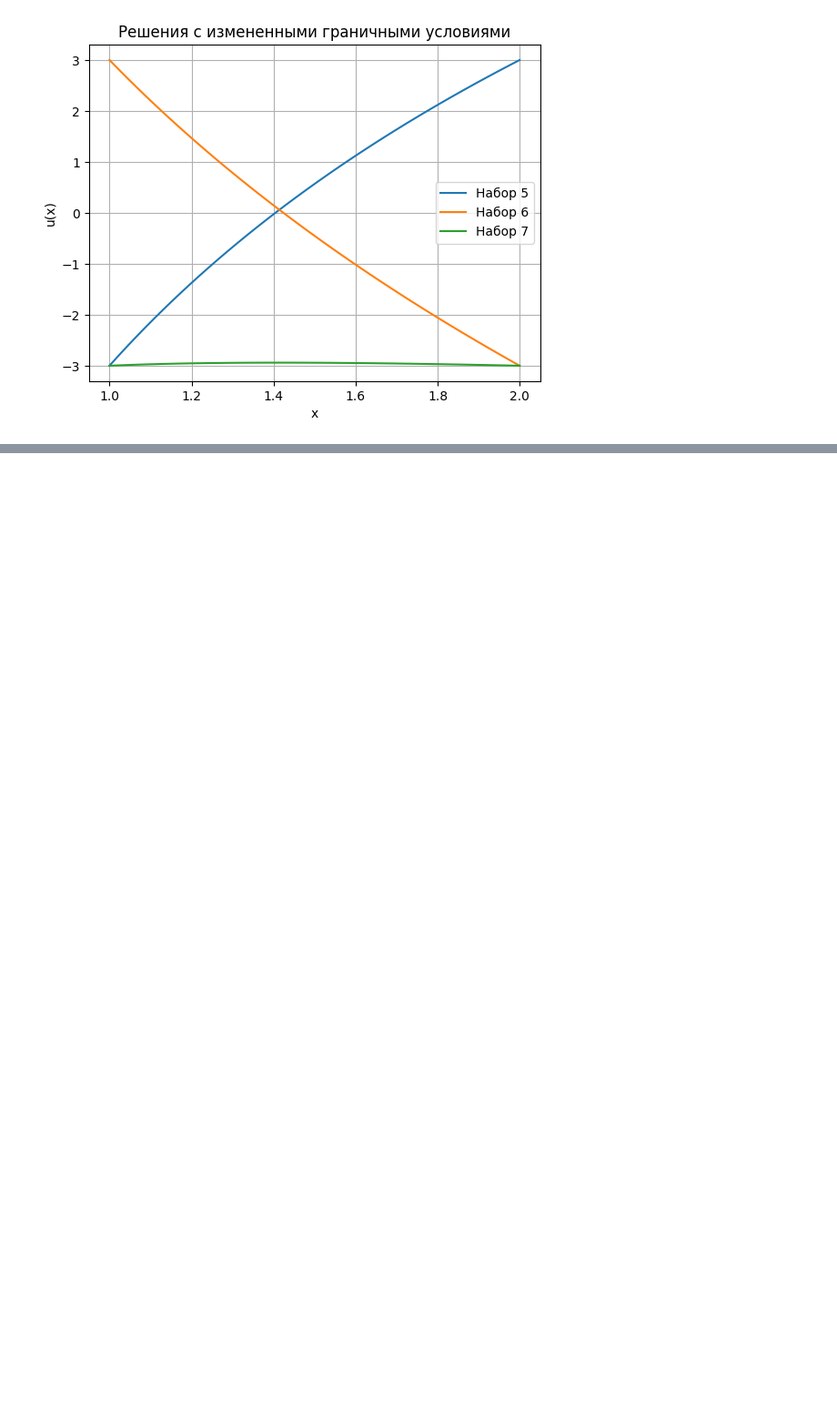
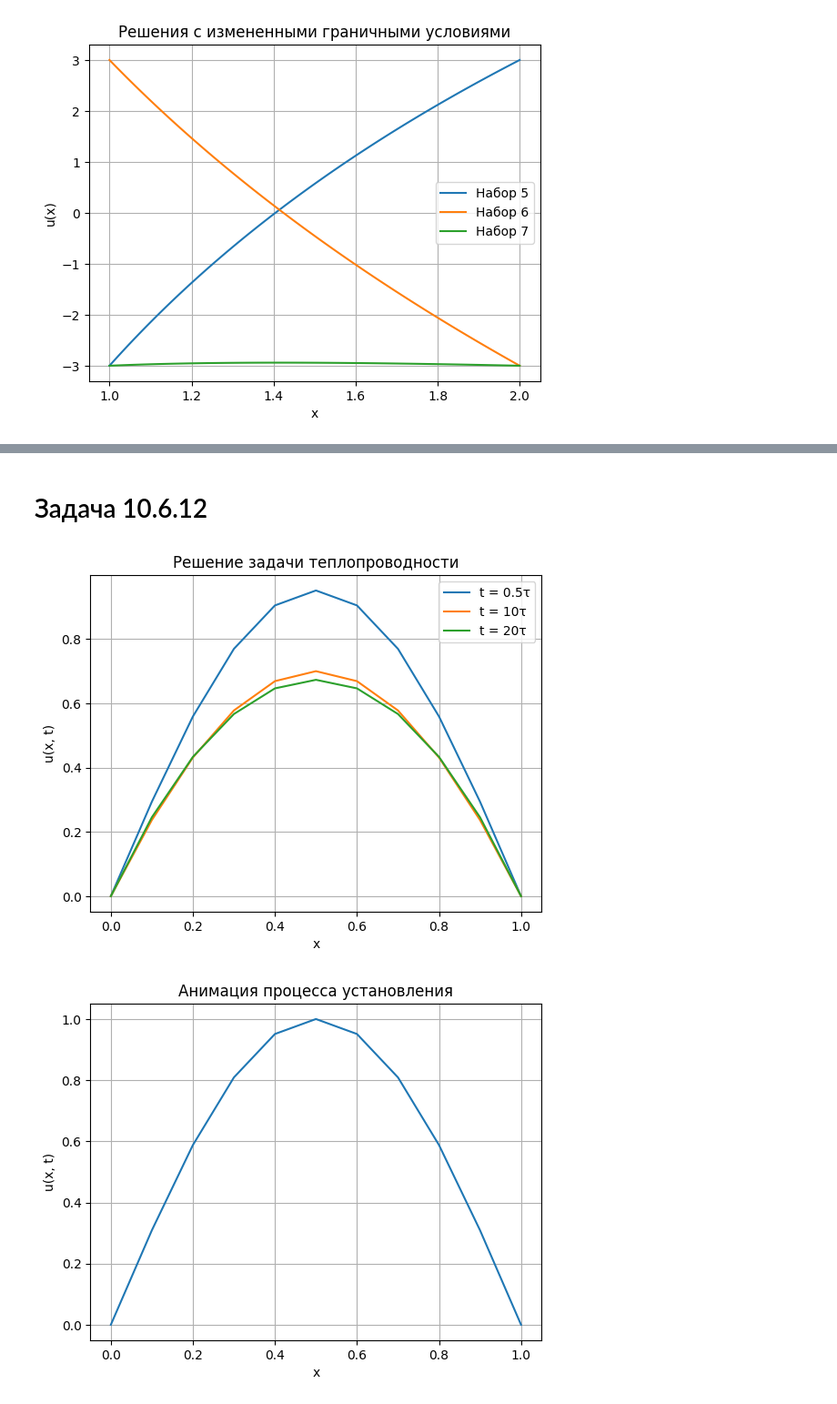
Before and after one commit to ErmakovSemen/NM, a Jupyter notebook: NM_2025_1.ipynb, the cells around one changed output, grey strips where cells are left out. Shown at 91% size. Saved outputs shown, nothing was run; the diff lists cells and outputs as text; code cells hidden in the pictures; blank space fills up the shorter version.

```diff
--- a/NM_2025_1.ipynb
+++ b/NM_2025_1.ipynb
@@ -236,0 +637,78 @@ To https://github.com/ErmakovSemen/NM.git
+# %% [markdown]
+# Задача 10.6.12
+# %%
+import numpy as np
+import matplotlib.pyplot as plt
+import matplotlib.animation as animation
+
+# Параметры задачи
+l = 1.0
+T = 1.0
+h = 0.1
+tau = 0.05
+
+UA = 0  # Граничное условие
+UB = 0  # Граничное условие
+
+# Шаги
+x_steps = int(l / h) + 1
+t_steps = int(T / tau) + 1
+
+# Функции задачи
+def k(x):
+    return 0.1  # Пример постоянного коэффициента
+
+def f(x):
+    return 1  # Пример простой функции
+
+def phi(x):
+    return np.sin(np.pi * x)  # Пример начальной температуры
+
+# Сетка
+x = np.linspace(0, l, x_steps)
+t = np.linspace(0, T, t_steps)
+
+# Инициализация решения
+u = np.zeros((t_steps, x_steps))
+u[0, :] = phi(x)
+
+# Явная схема
+for n in range(0, t_steps - 1):
+    for i in range(1, x_steps - 1):
+        u[n + 1, i] = u[n, i] + tau * (k(x[i]) * (u[n, i + 1] - 2 * u[n, i] + u[n, i - 1]) / h**2 +
+                                        f(x[i]) * (1 - np.exp(-t[n])))
+    # Граничные условия
+    u[n + 1, 0] = UA
+    u[n + 1, -1] = UB
+
+# Построение графиков
+def plot_solution(t_index, label):
+    plt.plot(x, u[t_index], label=f't = {label}')
+
+plot_solution(1, '0.5τ')
+plot_solution(10, '10τ')
+plot_solution(20, '20τ')
+plt.xlabel('x')
+plt.ylabel('u(x, t)')
+plt.title('Решение задачи теплопроводности')
+plt.legend()
+plt.grid(True)
+plt.show()
+
+# Анимация
+fig, ax = plt.subplots()
+line, = ax.plot(x, u[0])
+
+def animate(n):
+    line.set_ydata(u[n])
+    return line,
+
+ani = animation.FuncAnimation(fig, animate, frames=t_steps, interval=100, blit=True)
+plt.xlabel('x')
+plt.ylabel('u(x, t)')
+plt.title('Анимация процесса установления')
+plt.grid(True)
+plt.show()
+# %% [output]
+[figure, added]
+[figure, added]
```
Also changed, not shown: parts of 16 cells of this notebook.
